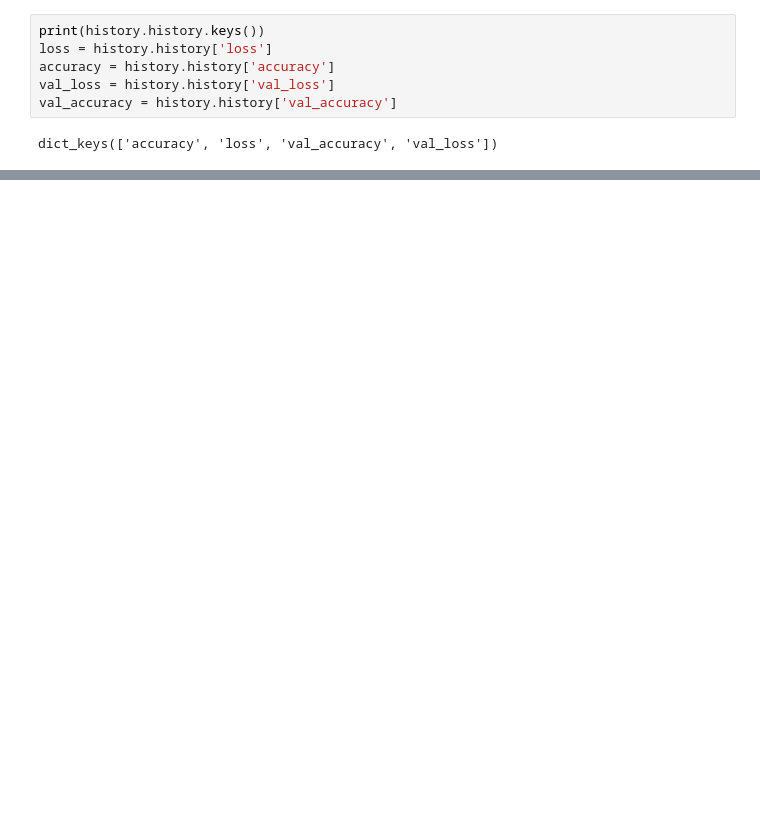
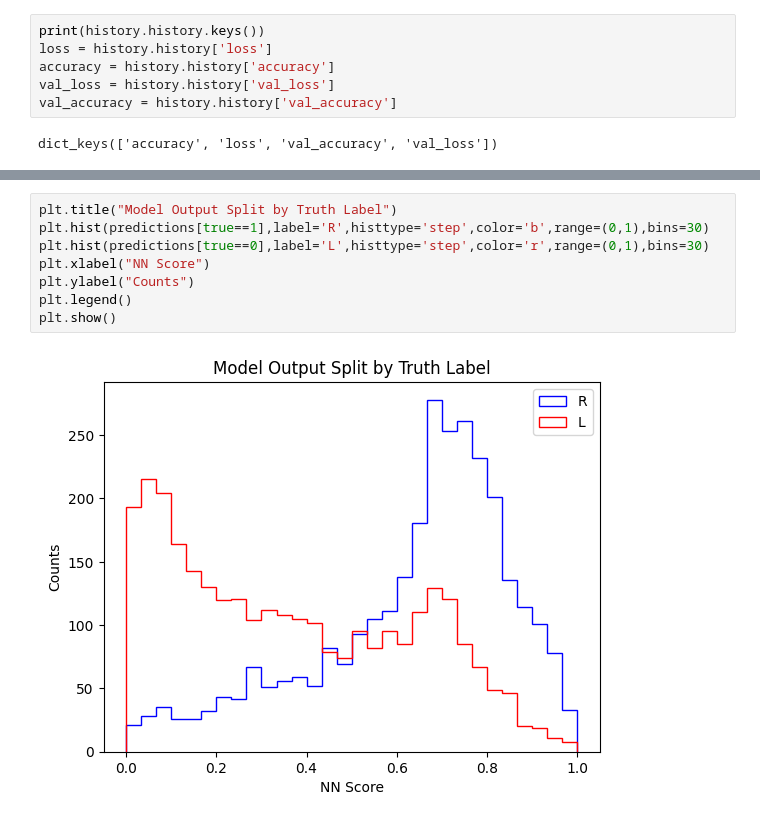
Before and after one commit to TrentonBuckley/TopPolarimetry, a Jupyter notebook: NNTraining.ipynb, the cells around one changed output, grey strips where cells are left out. Saved outputs shown, nothing was run; the diff lists cells and outputs as text; blank space fills up the shorter version.

```diff
--- a/NNTraining.ipynb
+++ b/NNTraining.ipynb
@@ -101 +95,11 @@ predictions = model.predict(X_test)
+# %%
+plt.title("Model Output Split by Truth Label")
+plt.hist(predictions[true==1],label='R',histtype='step',color='b',range=(0,1),bins=30)
+plt.hist(predictions[true==0],label='L',histtype='step',color='r',range=(0,1),bins=30)
+plt.xlabel("NN Score")
+plt.ylabel("Counts")
+plt.legend()
+plt.show()
+# %% [output]
+[figure, added]
 # %%
```
Also changed, not shown: parts of 8 cells of this notebook.
